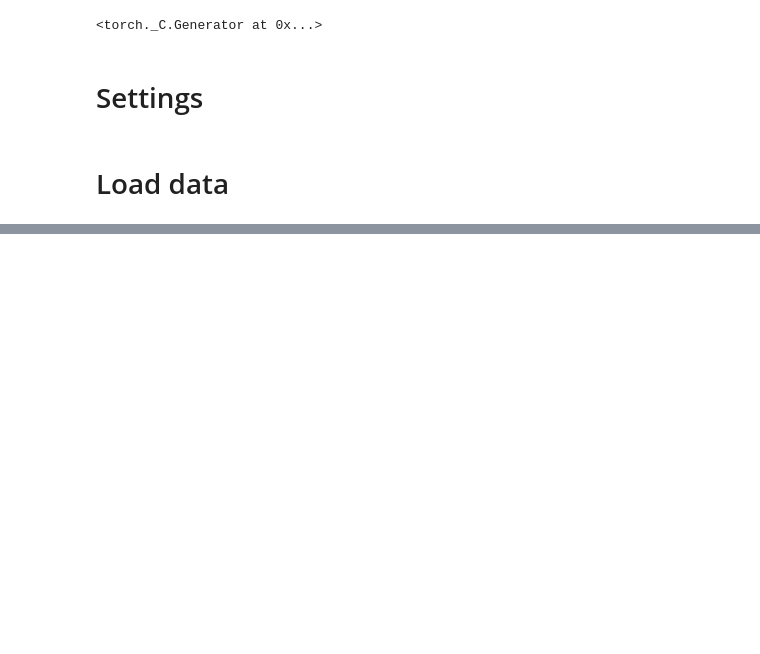
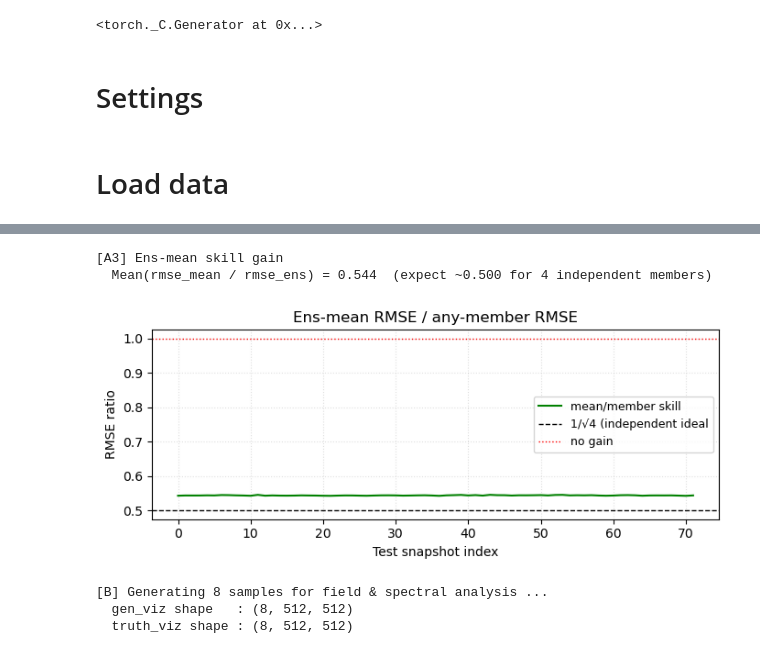
Before and after one commit to zelk-oss/forecasting, a Jupyter notebook: part3_uncond_flow_testing.ipynb, the cells around one changed output, grey strips where cells are left out. Cells and saved outputs as stored; diff of their text form; code cells hidden in the pictures; blank space fills up the shorter version.

```diff
--- a/part3_uncond_flow_testing.ipynb
+++ b/part3_uncond_flow_testing.ipynb
@@ -438,0 +390,53 @@ for i, td in enumerate([0, 4, 8, 20, 40, 60]):
+# %%
+# ── A3. Ensemble-mean skill gain ─────────────────────────────────────────────
+# Ens-mean RMSE should be < any-member RMSE by factor ~1/sqrt(N_ens)
+# (this only holds if members are independent, which they should be here)
+print("[A3] Ens-mean skill gain")
+ratio_mm = rmse_mean / (rmse_ens + 1e-12)
+print(f"  Mean(rmse_mean / rmse_ens) = {ratio_mm.mean():.3f}  "
+      f"(expect ~{1/np.sqrt(n_ensemble):.3f} for {n_ensemble} independent members)")
+
+fig, ax = plt.subplots(figsize=(7, 3))
+ax.plot(ratio_mm, color="green", lw=1.5, label = "mean/member skill")
+ax.axhline(1/np.sqrt(n_ensemble), color="k", ls="--", lw=1,
+           label=f"1/√{n_ensemble} (independent ideal")
+ax.axhline(1.0, color="red", ls=":", lw=1, label="no gain")
+ax.set_xlabel("Test snapshot index")
+ax.set_ylabel("RMSE ratio")
+ax.set_title("Ens-mean RMSE / any-member RMSE")
+ax.legend(fontsize=9)
+ax.grid(ls=":", alpha=0.4)
+plt.tight_layout()
+savefig("A3_ensmean_skill_gain")
+# %% [output]
+[A3] Ens-mean skill gain
+  Mean(rmse_mean / rmse_ens) = 0.544  (expect ~0.500 for 4 independent members)
+[figure, added]
+# %%
+# ════════════════════════════════════════════════════════════════════════════
+# PART B — FIELD & SPECTRAL ANALYSIS
+# Generate a fresh batch of N_VIZ samples once (no truth needed for B1/B2/B3)
+# and pick N_VIZ random truth snapshots for comparison
+# ════════════════════════════════════════════════════════════════════════════
+
+import torch
+N_VIZ = 8   # number of fields to show / use for spectra
+
+print(f"\n[B] Generating {N_VIZ} samples for field & spectral analysis ...")
+with torch.no_grad():
+    gen_viz = sample_with_flow(flow_model, n_samples=N_VIZ, H=H, W=W)
+# shape: (N_VIZ, 1, H, W) → (N_VIZ, H, W)
+gen_viz = gen_viz.cpu().float().numpy().squeeze(axis=1)
+
+# pick N_VIZ random truth snapshots
+rng = np.random.default_rng(0)
+idx_viz = rng.choice(T_true, size=N_VIZ, replace=False)
+idx_viz.sort()
+truth_viz = np.asarray(ds_test[idx_viz]).squeeze(axis=1)   # (N_VIZ, H, W)
+
+print(f"  gen_viz shape   : {gen_viz.shape}")
+print(f"  truth_viz shape : {truth_viz.shape}")
+# %% [output]
+[B] Generating 8 samples for field & spectral analysis ...
+  gen_viz shape   : (8, 512, 512)
+  truth_viz shape : (8, 512, 512)
```
Also changed, not shown: parts of 43 cells of this notebook, 1 other file.
